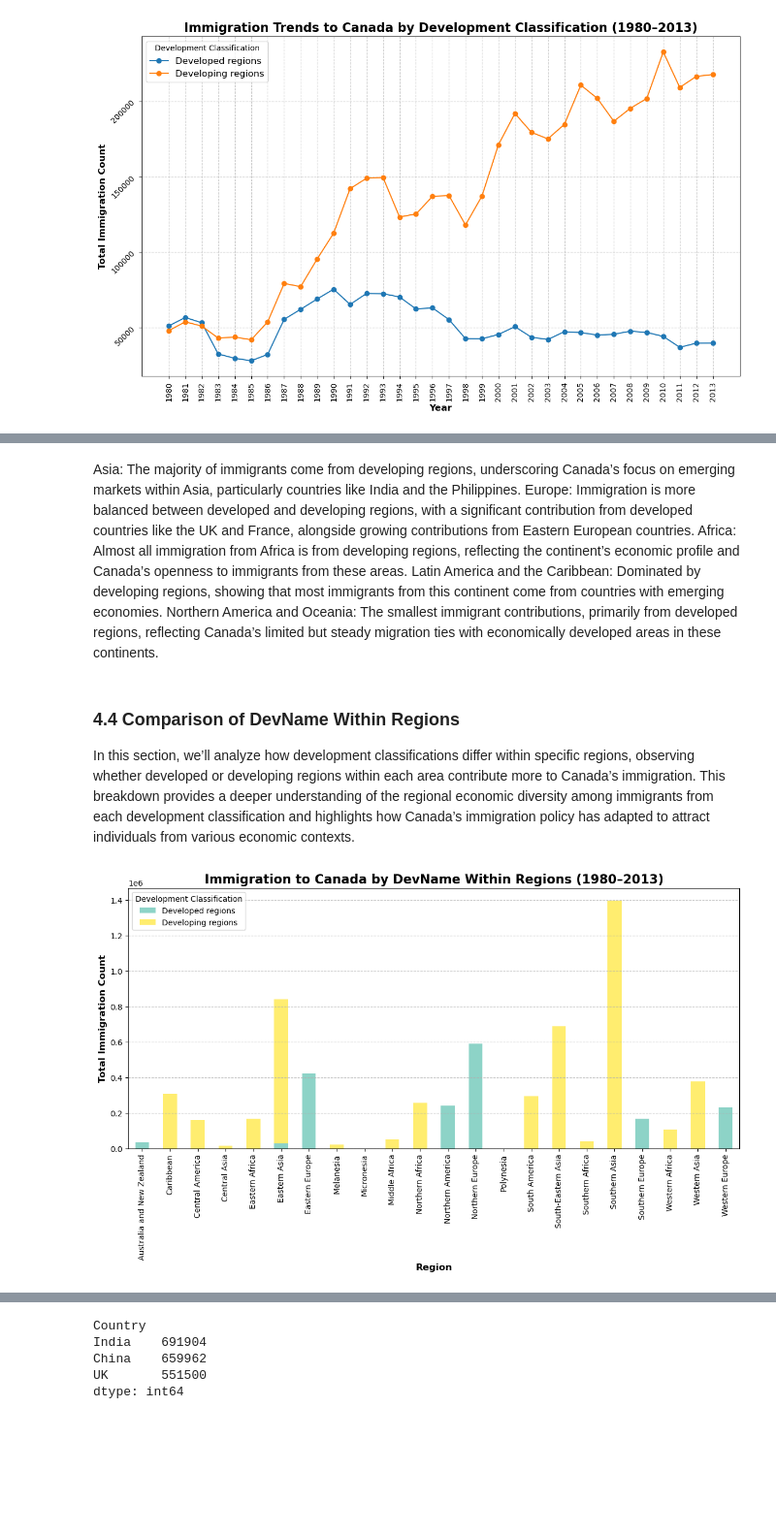
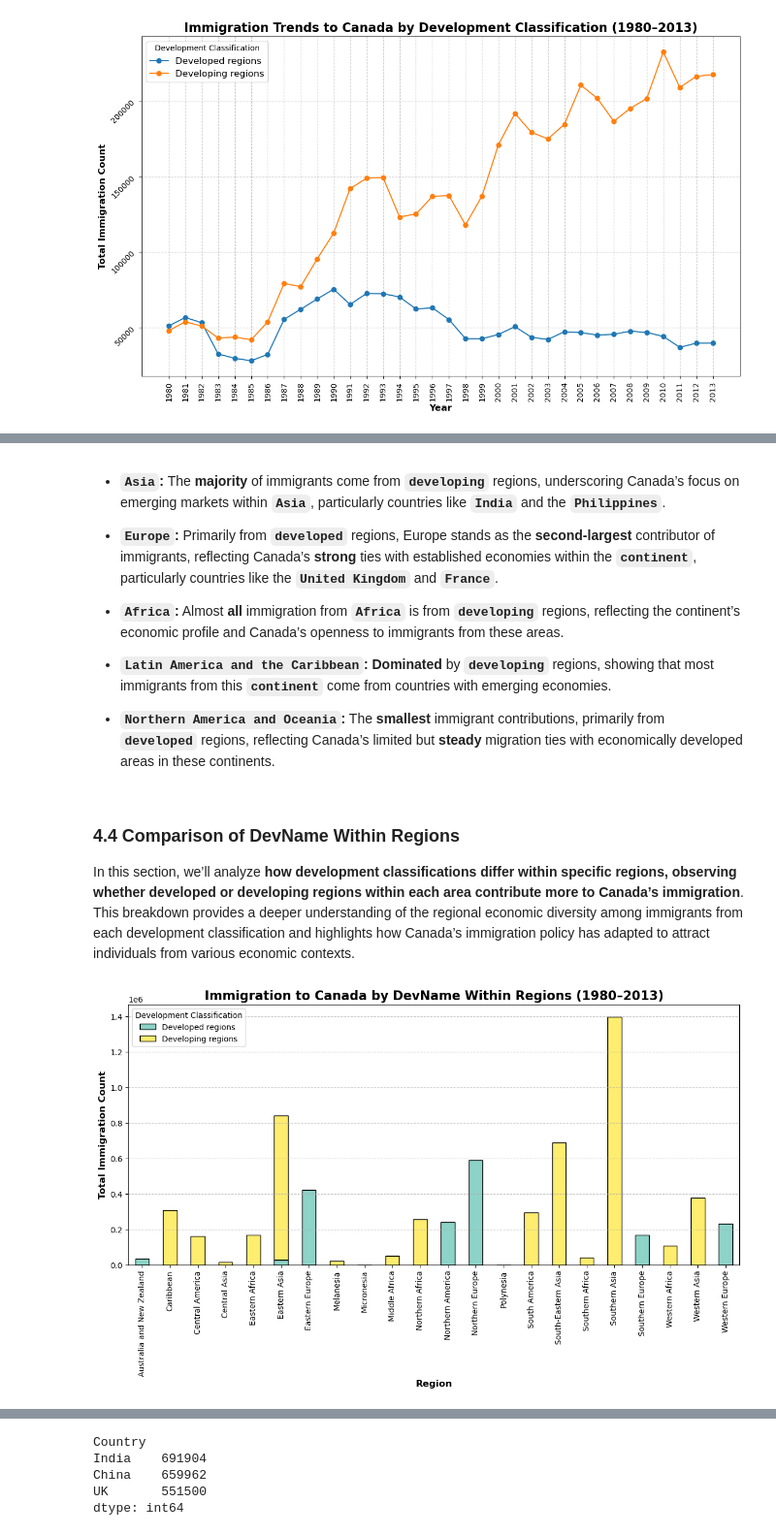
Before and after one commit to Waliid18/Walid-Lahlali-Data-Science-Portfolio, a Jupyter notebook: Data-Science-Projects/02 - Exploratory-Data-Analysis-EDA-Projects/02 - The Evolution of Canada’s Immigration Between 1980 and 2013/The_Evolution_of_Canada’s_Immigration_Between_1980_and_2013.ipynb, the cells around one changed output, grey strips where cells are left out. Shown at 97% size. Saved outputs shown, nothing was run; the diff lists cells and outputs as text; code cells hidden in the pictures; blank space fills up the shorter version.

```diff
--- a/Data-Science-Projects/02 - Exploratory-Data-Analysis-EDA-Projects/02 - The Evolution of Canada’s Immigration Between 1980 and 2013/The_Evolution_of_Canada’s_Immigration_Between_1980_and_2013.ipynb
+++ b/Data-Science-Projects/02 - Exploratory-Data-Analysis-EDA-Projects/02 - The Evolution of Canada’s Immigration Between 1980 and 2013/The_Evolution_of_Canada’s_Immigration_Between_1980_and_2013.ipynb
@@ -890,26 +1038,30 @@ plt.show()
 # %% [markdown]
-Asia: The majority of immigrants come from developing regions, underscoring Canada’s focus on emerging markets within Asia, particularly countries like India and the Philippines.
-Europe: Immigration is more balanced between developed and developing regions, with a significant contribution from developed countries like the UK and France, alongside growing contributions from Eastern European countries.
-Africa: Almost all immigration from Africa is from developing regions, reflecting the continent’s economic profile and Canada’s openness to immigrants from these areas.
-Latin America and the Caribbean: Dominated by developing regions, showing that most immigrants from this continent come from countries with emerging economies.
-Northern America and Oceania: The smallest immigrant contributions, primarily from developed regions, reflecting Canada’s limited but steady migration ties with economically developed areas in these continents.
++ **`Asia`:** The **majority** of immigrants come from **`developing`** regions, underscoring Canada’s focus on emerging markets within **`Asia`**, particularly countries like **`India`** and the **`Philippines`**.
+
++ **`Europe`:** Primarily from **`developed`** regions, Europe stands as the **second-largest** contributor of immigrants, reflecting Canada’s **strong** ties with established economies within the **`continent`**, particularly countries like the **`United Kingdom`** and **`France`**.
+
++ **`Africa`:** Almost **all** immigration from **`Africa`** is from **`developing`** regions, reflecting the continent’s economic profile and Canada’s openness to immigrants from these areas.
+
++ **`Latin America and the Caribbean`:** **Dominated** by **`developing`** regions, showing that most immigrants from this **`continent`** come from countries with emerging economies.
+
++ **`Northern America and Oceania`:** The **smallest** immigrant contributions, primarily from **`developed`** regions, reflecting Canada’s limited but **steady** migration ties with economically developed areas in these continents.
 # %% [markdown]
 ### 4.4 Comparison of DevName Within Regions
 
-In this section, we’ll analyze how development classifications differ within specific regions, observing whether developed or developing regions within each area contribute more to Canada’s immigration. This breakdown provides a deeper understanding of the regional economic diversity among immigrants from each development classification and highlights how Canada’s immigration policy has adapted to attract individuals from various economic contexts.
+In this section, we’ll analyze **how development classifications differ within specific regions, observing whether developed or developing regions within each area contribute more to Canada’s immigration**. This breakdown provides a deeper understanding of the regional economic diversity among immigrants from each development classification and highlights how Canada’s immigration policy has adapted to attract individuals from various economic contexts.
 # %%
 # Aggregating immigration totals by DevName and Region
 devname_region_totals = df.groupby(["Region", "DevName"],observed=True).sum(numeric_only=True).loc[:, "1980":"2013"].sum(axis=1).unstack()
 # %%
 # Plotting a stacked bar chart to show immigration by DevName within each region
-devname_region_totals.plot(kind='bar', stacked=True, figsize=(14, 6), colormap='Set3')
+devname_region_totals.plot(kind='bar', stacked=True, figsize=(14, 6), colormap='Set3', edgecolor='black')
 plt.title("Immigration to Canada by DevName Within Regions (1980–2013)", fontsize=16, fontweight='bold')
 plt.xlabel("Region", fontsize=12, fontweight='bold')
 plt.ylabel("Total Immigration Count", fontsize=12, fontweight='bold')
 plt.legend(title="Development Classification",loc = 'upper left')
 plt.xticks(rotation=90)
 plt.grid(axis='y', linestyle='--', alpha=0.7)
 plt.show()
 # %% [output]
-[figure, old version]
+[figure, new version]
 # %% [markdown]
```
Also changed, not shown: parts of 67 cells of this notebook.
